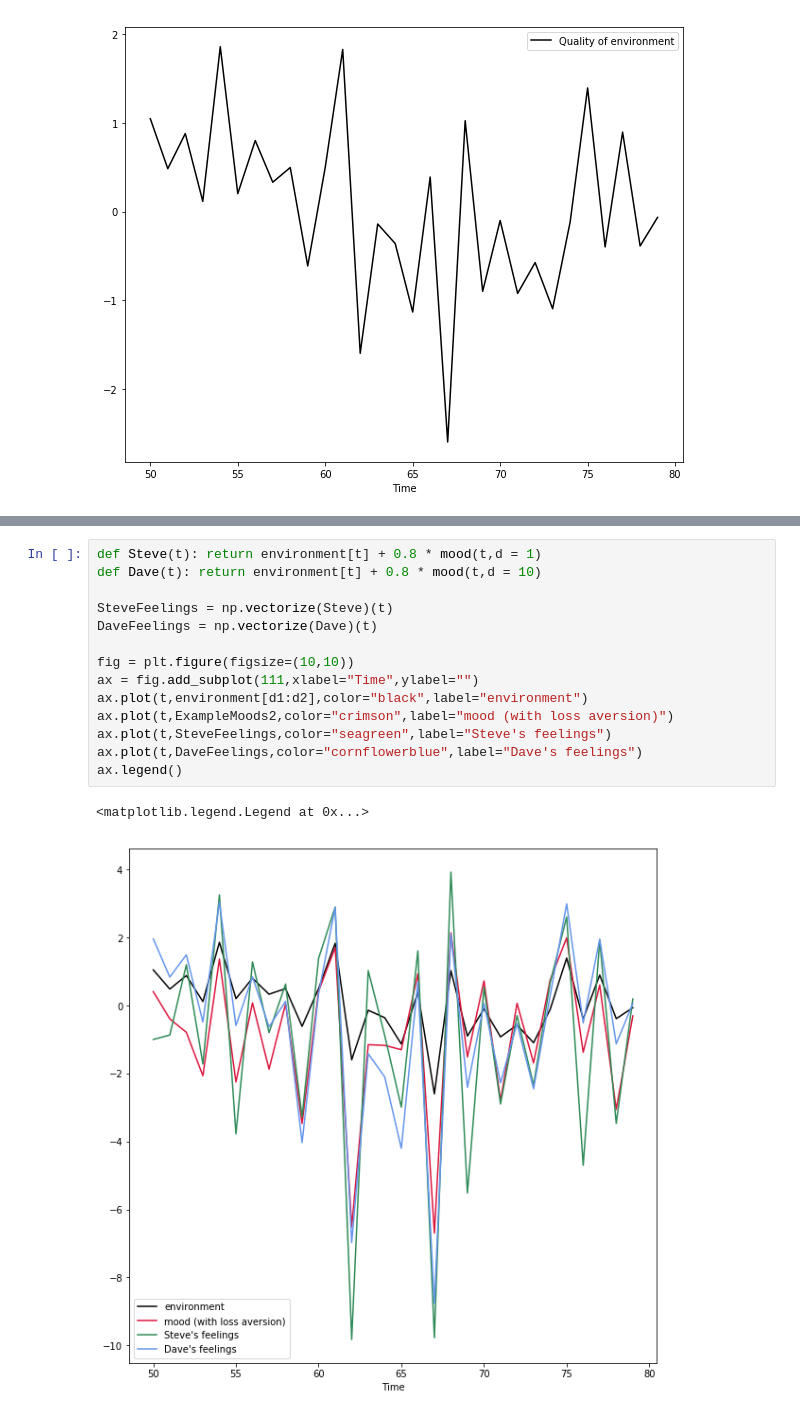
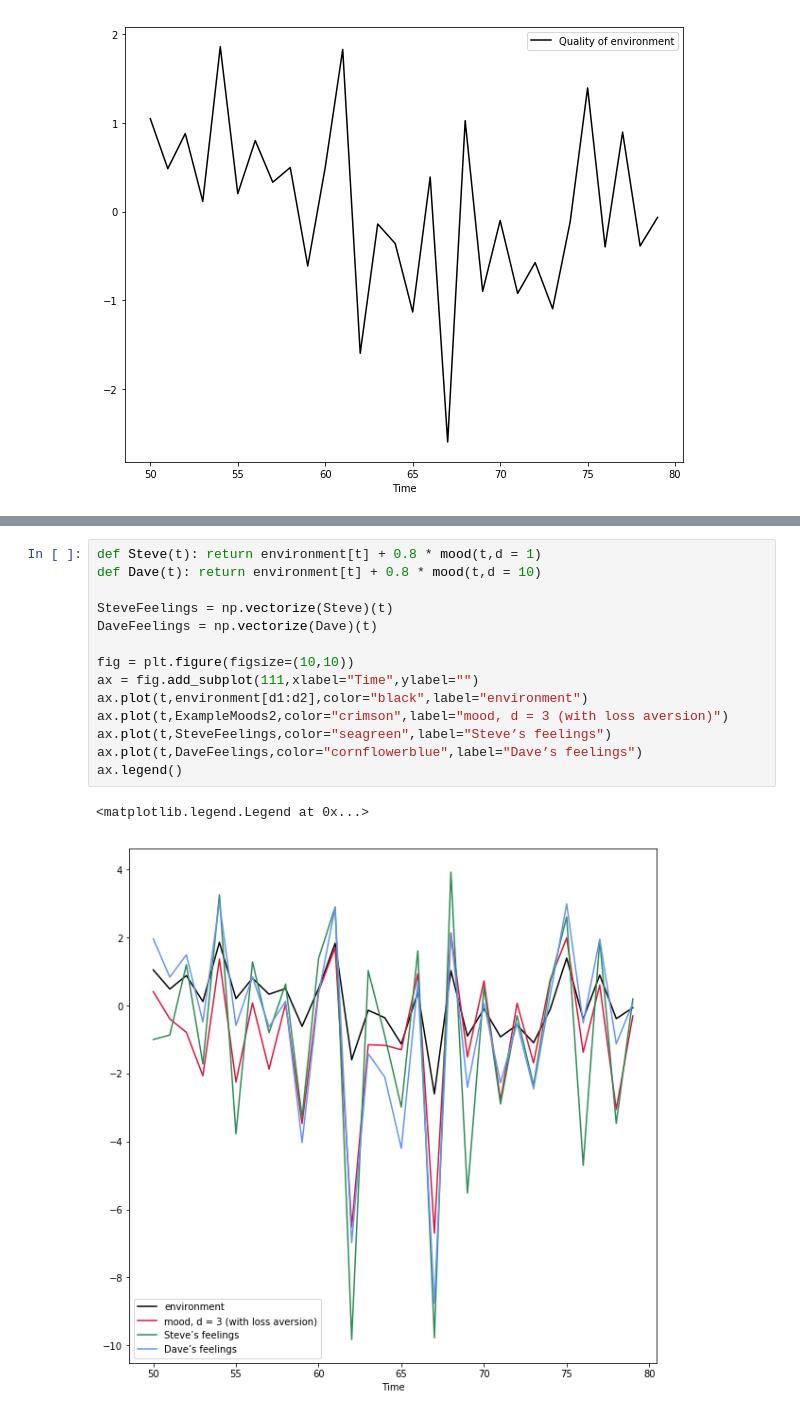
Before and after one commit to maxkapur/maxkapur.github.io, a Jupyter notebook: steve_dave/steve_dave.ipynb, the cells around one changed output, grey strips where cells are left out. Drawn from its saved outputs; the diff is of its cells as text.

```diff
--- a/steve_dave/steve_dave.ipynb
+++ b/steve_dave/steve_dave.ipynb
@@ -86,20 +88,20 @@ We multiply these adjusted <code>mood</code> values by <code>0.8</code> to make
 # %%
 def Steve(t): return environment[t] + 0.8 * mood(t,d = 1)
 def Dave(t): return environment[t] + 0.8 * mood(t,d = 10)
 
 SteveFeelings = np.vectorize(Steve)(t)
 DaveFeelings = np.vectorize(Dave)(t)
 
 fig = plt.figure(figsize=(10,10))
 ax = fig.add_subplot(111,xlabel="Time",ylabel="")
 ax.plot(t,environment[d1:d2],color="black",label="environment")
-ax.plot(t,ExampleMoods2,color="crimson",label="mood (with loss aversion)")
-ax.plot(t,SteveFeelings,color="seagreen",label="Steve's feelings")
-ax.plot(t,DaveFeelings,color="cornflowerblue",label="Dave's feelings")
+ax.plot(t,ExampleMoods2,color="crimson",label="mood, d = 3 (with loss aversion)")
+ax.plot(t,SteveFeelings,color="seagreen",label="Steve’s feelings")
+ax.plot(t,DaveFeelings,color="cornflowerblue",label="Dave’s feelings")
 ax.legend()
 # %% [output]
 <matplotlib.legend.Legend at 0x...>
-[figure, old version]
+[figure, new version]
 # %% [markdown]
 As you&rsquo;d expect, Steve experiences wilder mood swings. His highs are higher and his lows are lower.
 
```
Also changed, not shown: parts of 11 cells of this notebook, 2 other files.
